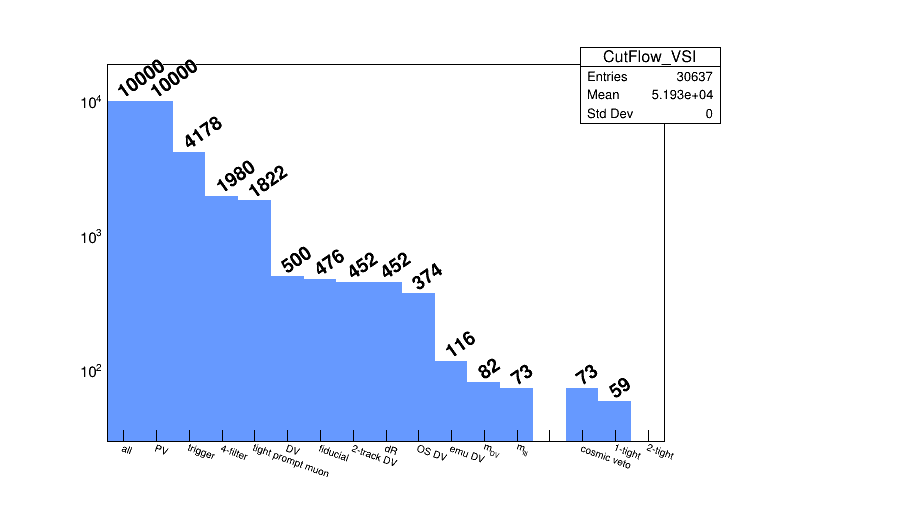
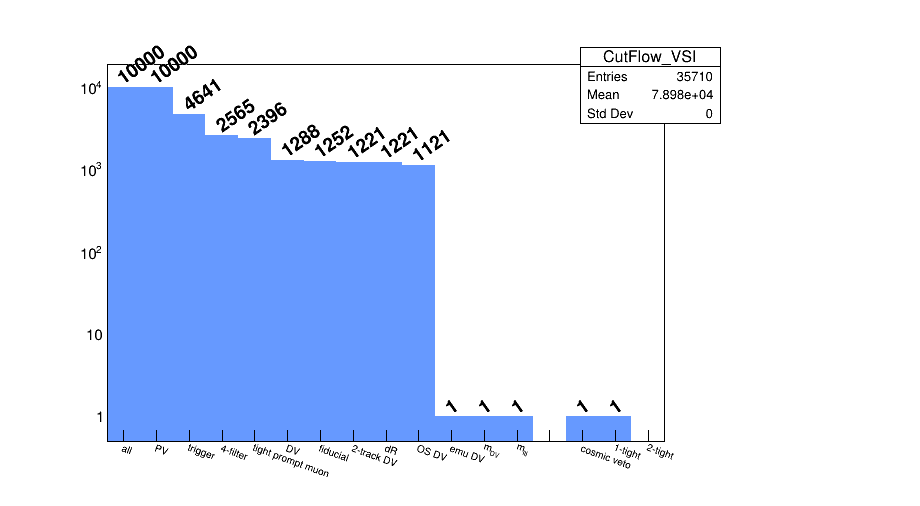
Before and after one commit to robinnewhouse/DHNLAnalysisNotebooks, a Jupyter notebook: plot_histograms.ipynb, the cells around one changed output. Cells and saved outputs as stored; diff of their text form; code cells hidden in the pictures.

Commit message:
Plotted data15 alignment comparison plots

```diff
--- a/plot_histograms.ipynb
+++ b/plot_histograms.ipynb
@@ -20,5 +18,5 @@ OBJ: TH1D       CutFlow_VSI      : 0 at: 0x7ffca5101d30
 # %%
-oldfile = ROOT.TFile('/data/newhouse/HNL/tests/histos_new/histograms_mc_ueu.root')
+oldfile = ROOT.TFile('/home/newhouse/public/Analysis/HNL/DHNLNtupleAnalysis/output_newbranch/histograms_mc_ueu.root')
 c = ROOT.TCanvas()
 cutflow = oldfile.Get('VSI/CutFlow/CutFlow_VSI')
 cutflow.ls()
@@ -34 +32 @@ OBJ: TH1D       CutFlow_VSI      : 0 at: 0x7ffca630a790
-[figure, old version]
+[figure, new version]
```
Also changed, not shown: parts of 4 cells of this notebook, 1 other file.
